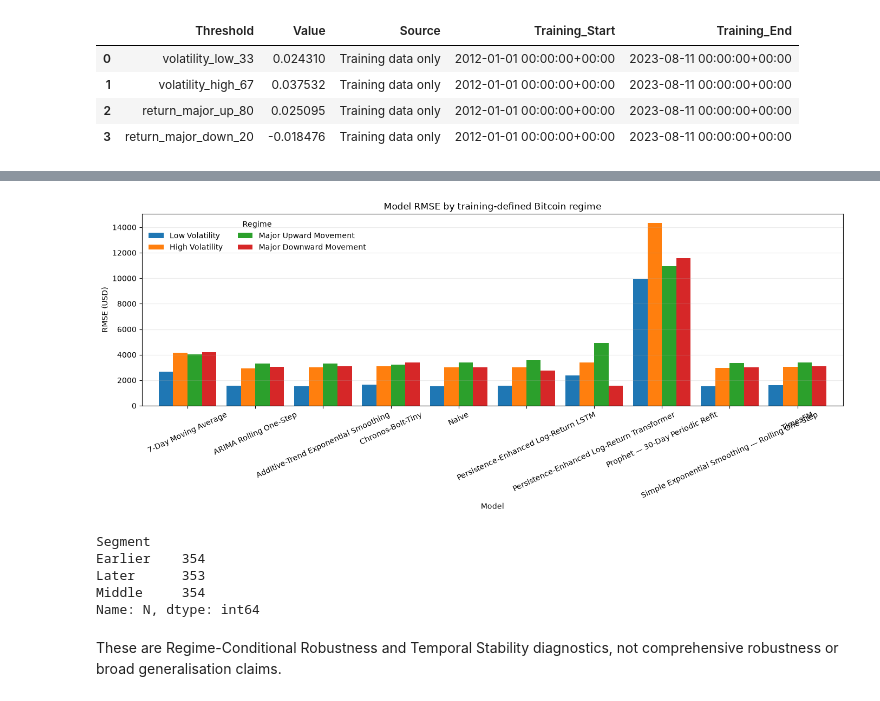
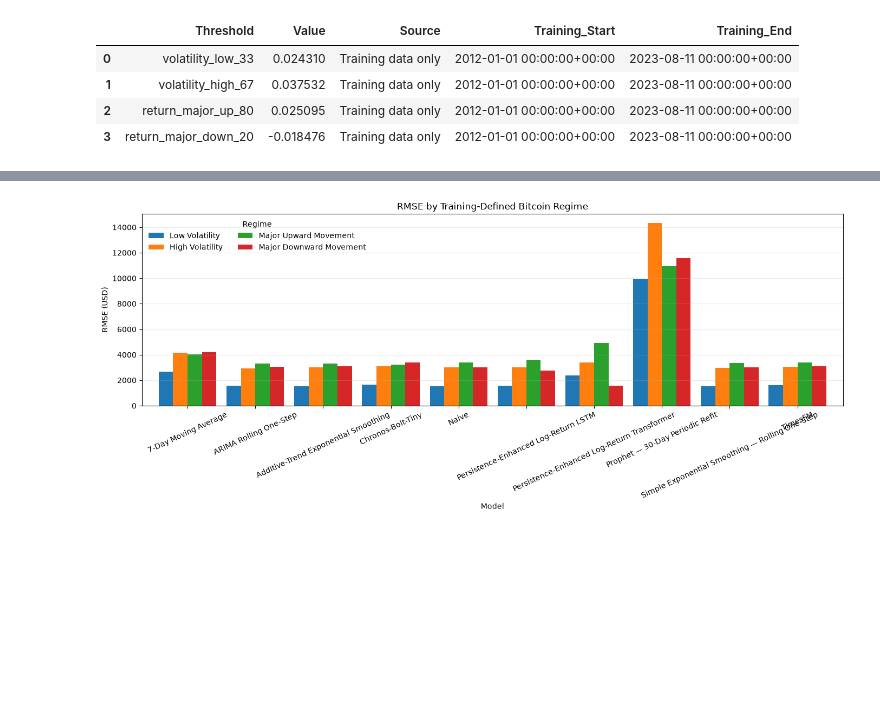
Before and after one commit to mdsoadsolaiman/Time-Series-Foundation-Models, a Jupyter notebook: notebooks/09_Bitcoin_Robustness_and_Temporal_Stability.ipynb, the cells around one changed output, grey strips where cells are left out. Drawn from its saved outputs; the diff is of its cells as text; code cells hidden in the pictures; blank space fills up the shorter version.

Commit message:
Robustness and stability Structured

```diff
--- a/notebooks/09_Bitcoin_Robustness_and_Temporal_Stability.ipynb
+++ b/notebooks/09_Bitcoin_Robustness_and_Temporal_Stability.ipynb
@@ -58,30 +134,12 @@ Name: N, dtype: int64
 # %%
-import matplotlib.pyplot as plt
-
-# Pivot the frozen regime metrics for a grouped RMSE comparison.
 regime_rmse = robust.pivot(index='Model', columns='Regime', values='RMSE')
 ordered_regimes = ['Low Volatility', 'High Volatility', 'Major Upward Movement', 'Major Downward Movement']
 ax = regime_rmse[ordered_regimes].plot(kind='bar', figsize=(14, 6), width=0.85)
-ax.set(title='Model RMSE by training-defined Bitcoin regime', xlabel='Model', ylabel='RMSE (USD)')
+ax.set(title='RMSE by Training-Defined Bitcoin Regime', xlabel='Model', ylabel='RMSE (USD)')
 ax.tick_params(axis='x', rotation=25)
 ax.grid(axis='y', alpha=0.25)
 ax.legend(title='Regime', frameon=False, ncol=2)
 ax.figure.tight_layout()
 plt.show()
 # %% [output]
-[figure, old version]
+[figure, new version]
-# %%
-# Load and validate the balanced temporal-segment metrics.
-stability = pd.read_csv(ROOT / 'results' / 'bitcoin_temporal_stability.csv')
-assert stability.Model.nunique() == 10
-
-# Display the unchanged sample counts by segment.
-stability.groupby('Segment').N.first()
-# %% [output]
-Segment
-Earlier    354
-Later      353
-Middle     354
-Name: N, dtype: int64
-# %% [markdown]
-These are Regime-Conditional Robustness and Temporal Stability diagnostics, not comprehensive robustness or broad generalisation claims.
```
Also changed, not shown: parts of 37 cells of this notebook.
